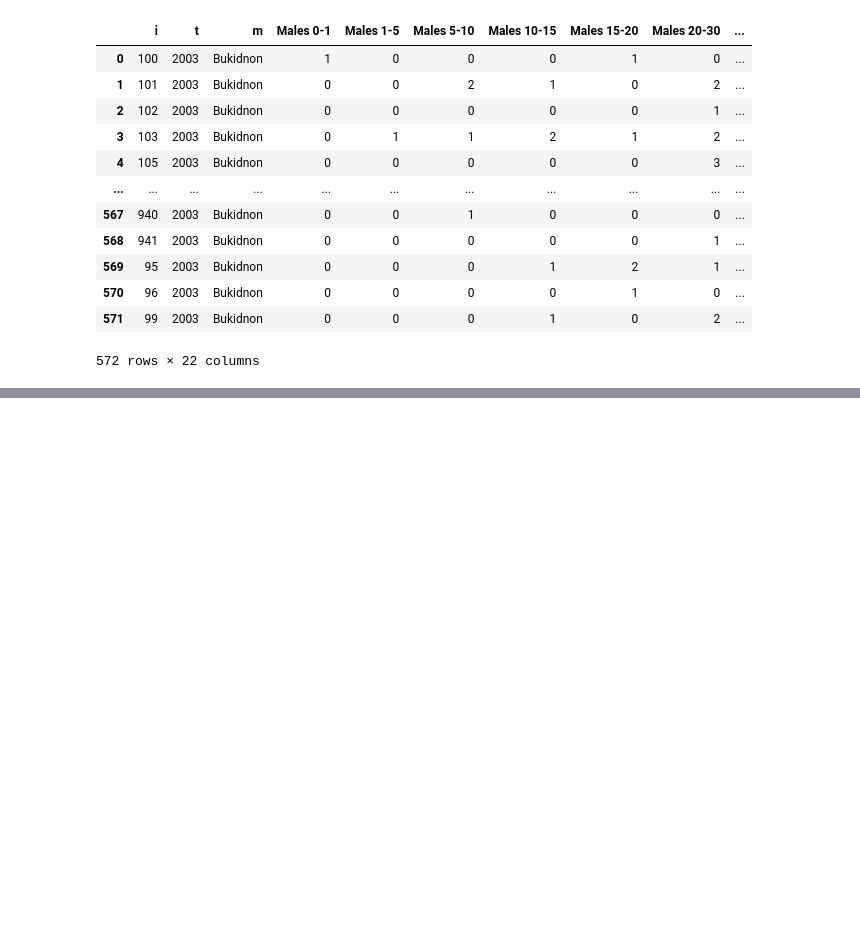
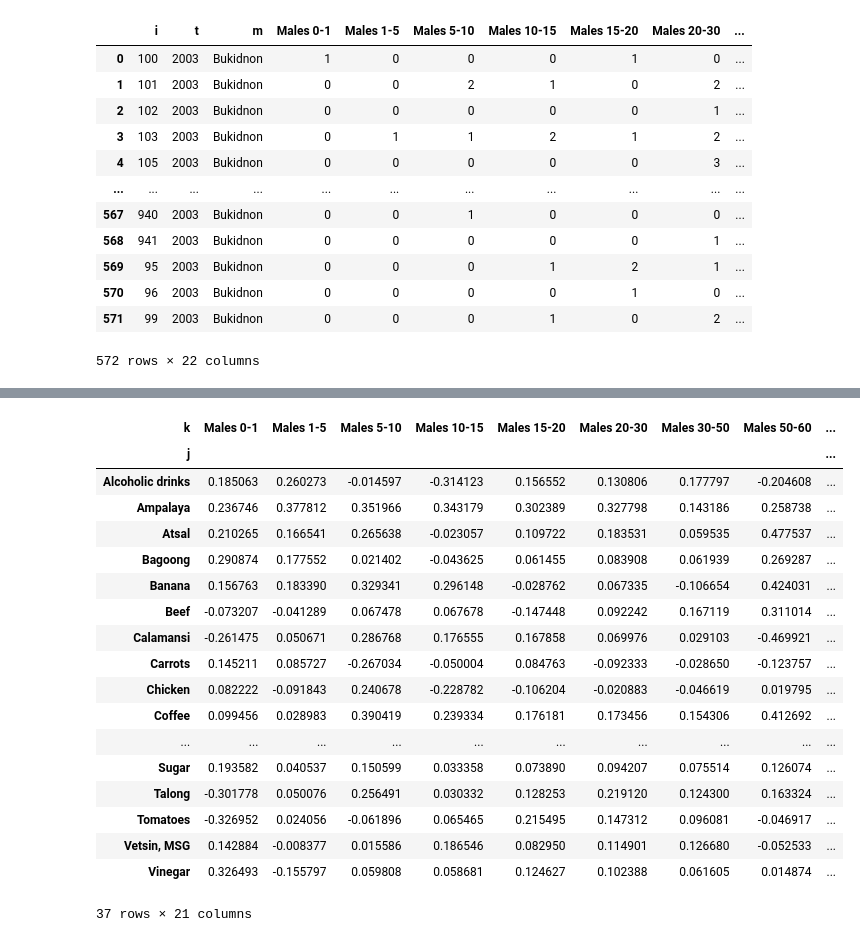
Before and after one commit to HoshiaiP/EEP153B, a Jupyter notebook: Project3.ipynb, the cells around one changed output, grey strips where cells are left out. Cells and saved outputs as stored; diff of their text form; code cells hidden in the pictures; blank space fills up the shorter version.

```diff
--- a/Project3.ipynb
+++ b/Project3.ipynb
@@ -220,0 +259,23 @@ Length: 12099, dtype: float64
+# %%
+# log yellow corn production
+gamma_tables[2]
+# %% [output]
+| k | Males 0-1 | Males 1-5 | Males 5-10 | Males 10-15 | Males 15-20 | Males 20-30 | Males 30-50 | Males 50-60 | ... |
+| j |  |  |  |  |  |  |  |  | ... |
+| Alcoholic drinks | 0.185063 | 0.260273 | -0.014597 | -0.314123 | 0.156552 | 0.130806 | 0.177797 | -0.204608 | ... |
+| Ampalaya | 0.236746 | 0.377812 | 0.351966 | 0.343179 | 0.302389 | 0.327798 | 0.143186 | 0.258738 | ... |
+| Atsal | 0.210265 | 0.166541 | 0.265638 | -0.023057 | 0.109722 | 0.183531 | 0.059535 | 0.477537 | ... |
+| Bagoong | 0.290874 | 0.177552 | 0.021402 | -0.043625 | 0.061455 | 0.083908 | 0.061939 | 0.269287 | ... |
+| Banana | 0.156763 | 0.183390 | 0.329341 | 0.296148 | -0.028762 | 0.067335 | -0.106654 | 0.424031 | ... |
+| Beef | -0.073207 | -0.041289 | 0.067478 | 0.067678 | -0.147448 | 0.092242 | 0.167119 | 0.311014 | ... |
+| Calamansi | -0.261475 | 0.050671 | 0.286768 | 0.176555 | 0.167858 | 0.069976 | 0.029103 | -0.469921 | ... |
+| Carrots | 0.145211 | 0.085727 | -0.267034 | -0.050004 | 0.084763 | -0.092333 | -0.028650 | -0.123757 | ... |
+| Chicken | 0.082222 | -0.091843 | 0.240678 | -0.228782 | -0.106204 | -0.020883 | -0.046619 | 0.019795 | ... |
+| Coffee | 0.099456 | 0.028983 | 0.390419 | 0.239334 | 0.176181 | 0.173456 | 0.154306 | 0.412692 | ... |
+| ... | ... | ... | ... | ... | ... | ... | ... | ... | ... |
+| Sugar | 0.193582 | 0.040537 | 0.150599 | 0.033358 | 0.073890 | 0.094207 | 0.075514 | 0.126074 | ... |
+| Talong | -0.301778 | 0.050076 | 0.256491 | 0.030332 | 0.128253 | 0.219120 | 0.124300 | 0.163324 | ... |
+| Tomatoes | -0.326952 | 0.024056 | -0.061896 | 0.065465 | 0.215495 | 0.147312 | 0.096081 | -0.046917 | ... |
+| Vetsin, MSG | 0.142884 | -0.008377 | 0.015586 | 0.186546 | 0.082950 | 0.114901 | 0.126680 | -0.052533 | ... |
+| Vinegar | 0.326493 | -0.155797 | 0.059808 | 0.058681 | 0.124627 | 0.102388 | 0.061605 | 0.014874 | ... |
+37 rows × 21 columns
```
Also changed, not shown: parts of 24 cells of this notebook.
